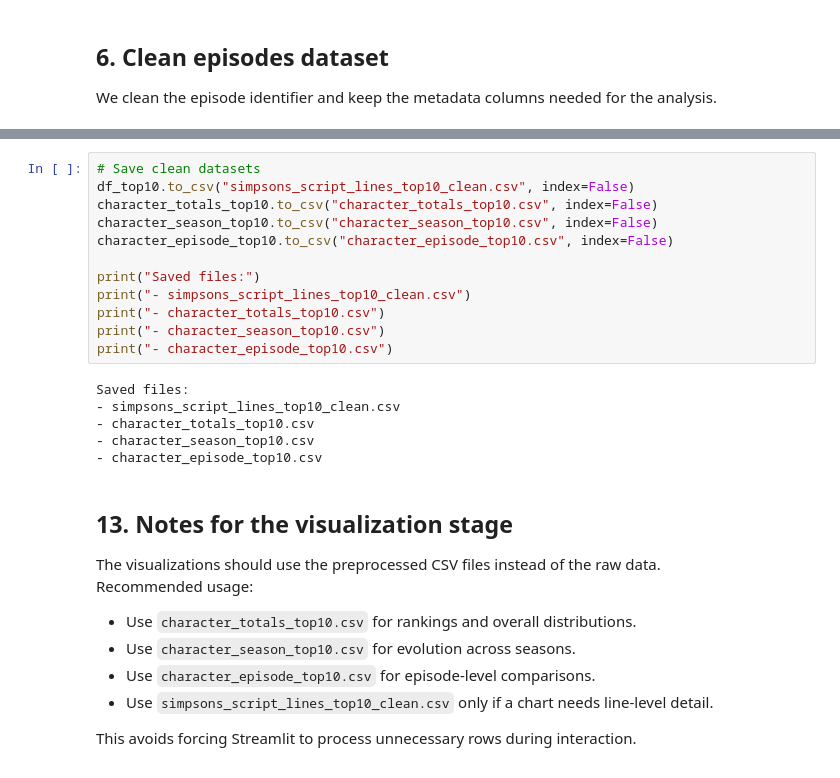
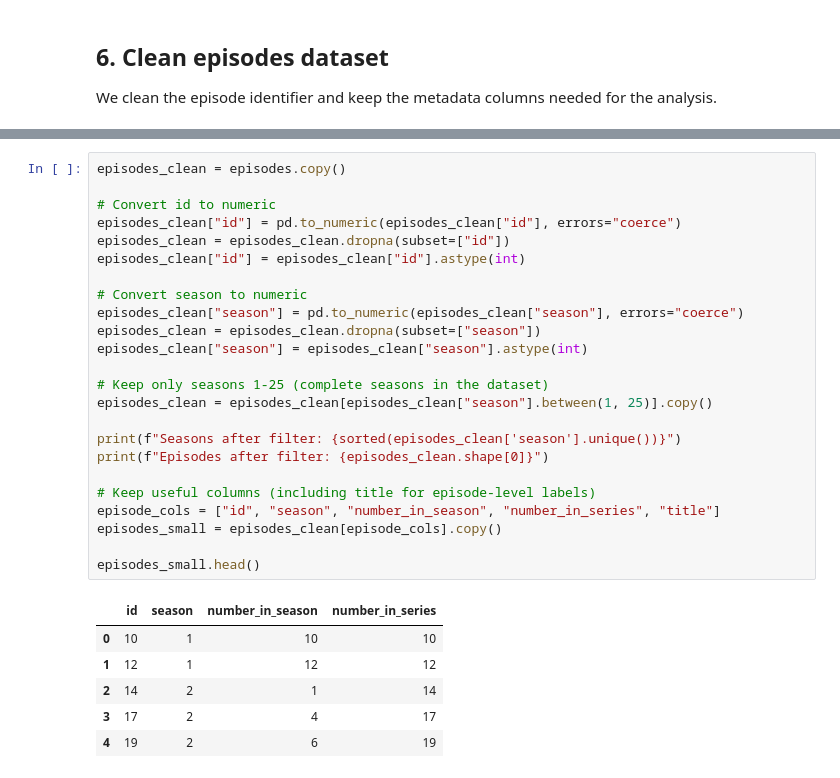
Before and after one commit to AdriSegurao/VD-2, a Jupyter notebook: simpsons_data_processing.ipynb, the cells around one changed output, grey strips where cells are left out. Cells and saved outputs as stored; diff of their text form.

```diff
--- a/simpsons_data_processing.ipynb
+++ b/simpsons_data_processing.ipynb
@@ -636,30 +347,31 @@ The following files will be used later in the Streamlit app and Altair visualiza
-# %%
-# Save clean datasets
-df_top10.to_csv("simpsons_script_lines_top10_clean.csv", index=False)
-character_totals_top10.to_csv("character_totals_top10.csv", index=False)
-character_season_top10.to_csv("character_season_top10.csv", index=False)
-character_episode_top10.to_csv("character_episode_top10.csv", index=False)
-
-print("Saved files:")
-print("- simpsons_script_lines_top10_clean.csv")
-print("- character_totals_top10.csv")
-print("- character_season_top10.csv")
-print("- character_episode_top10.csv")
-# %% [output]
-Saved files:
-- simpsons_script_lines_top10_clean.csv
-- character_totals_top10.csv
-- character_season_top10.csv
-- character_episode_top10.csv
-# %% [markdown]
-## 13. Notes for the visualization stage
-
-The visualizations should use the preprocessed CSV files instead of the raw data.
-Recommended usage:
-
-- Use `character_totals_top10.csv` for rankings and overall distributions.
-- Use `character_season_top10.csv` for evolution across seasons.
-- Use `character_episode_top10.csv` for episode-level comparisons.
-- Use `simpsons_script_lines_top10_clean.csv` only if a chart needs line-level detail.
-
-This avoids forcing Streamlit to process unnecessary rows during interaction.
+# %%
+episodes_clean = episodes.copy()
+
+# Convert id to numeric
+episodes_clean["id"] = pd.to_numeric(episodes_clean["id"], errors="coerce")
+episodes_clean = episodes_clean.dropna(subset=["id"])
+episodes_clean["id"] = episodes_clean["id"].astype(int)
+
+# Convert season to numeric
+episodes_clean["season"] = pd.to_numeric(episodes_clean["season"], errors="coerce")
+episodes_clean = episodes_clean.dropna(subset=["season"])
+episodes_clean["season"] = episodes_clean["season"].astype(int)
+
+# Keep only seasons 1-25 (complete seasons in the dataset)
+episodes_clean = episodes_clean[episodes_clean["season"].between(1, 25)].copy()
+
+print(f"Seasons after filter: {sorted(episodes_clean['season'].unique())}")
+print(f"Episodes after filter: {episodes_clean.shape[0]}")
+
+# Keep useful columns (including title for episode-level labels)
+episode_cols = ["id", "season", "number_in_season", "number_in_series", "title"]
+episodes_small = episodes_clean[episode_cols].copy()
+
+episodes_small.head()
+# %% [output]
+|  | id | season | number_in_season | number_in_series |
+| 0 | 10 | 1 | 10 | 10 |
+| 1 | 12 | 1 | 12 | 12 |
+| 2 | 14 | 2 | 1 | 14 |
+| 3 | 17 | 2 | 4 | 17 |
+| 4 | 19 | 2 | 6 | 19 |
```
Also changed, not shown: parts of 32 cells of this notebook.
